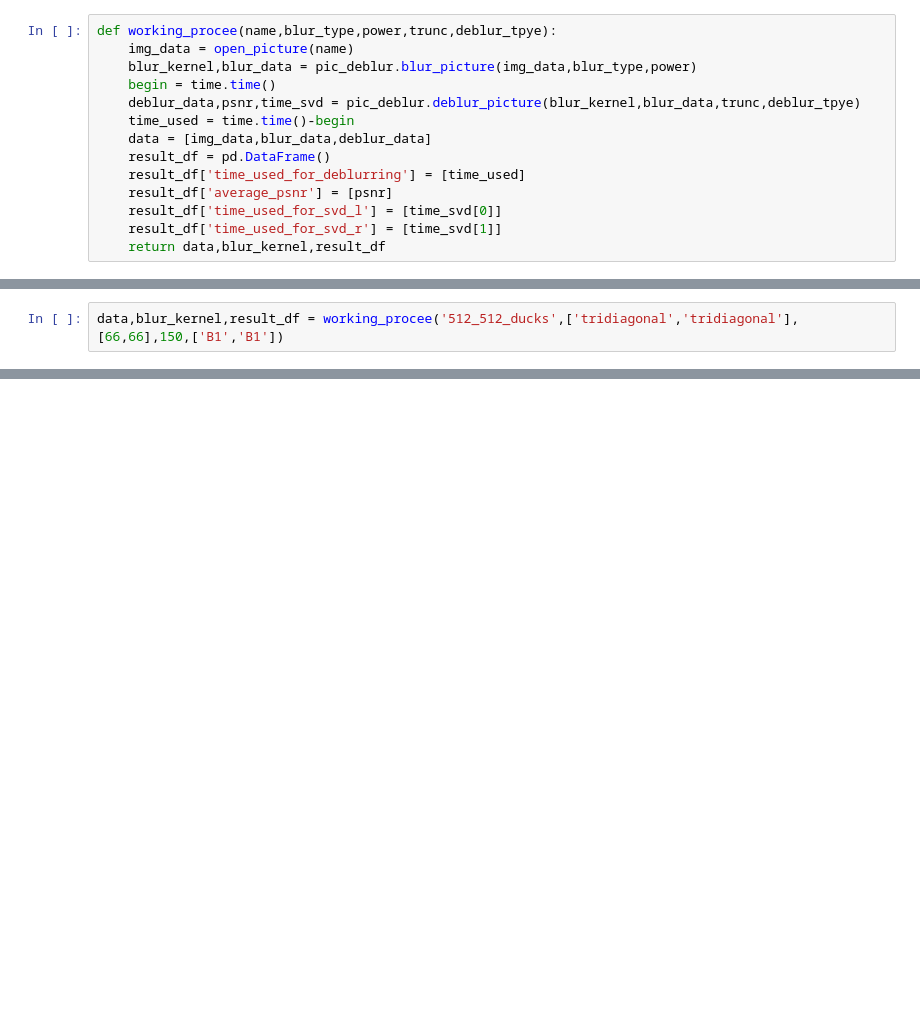
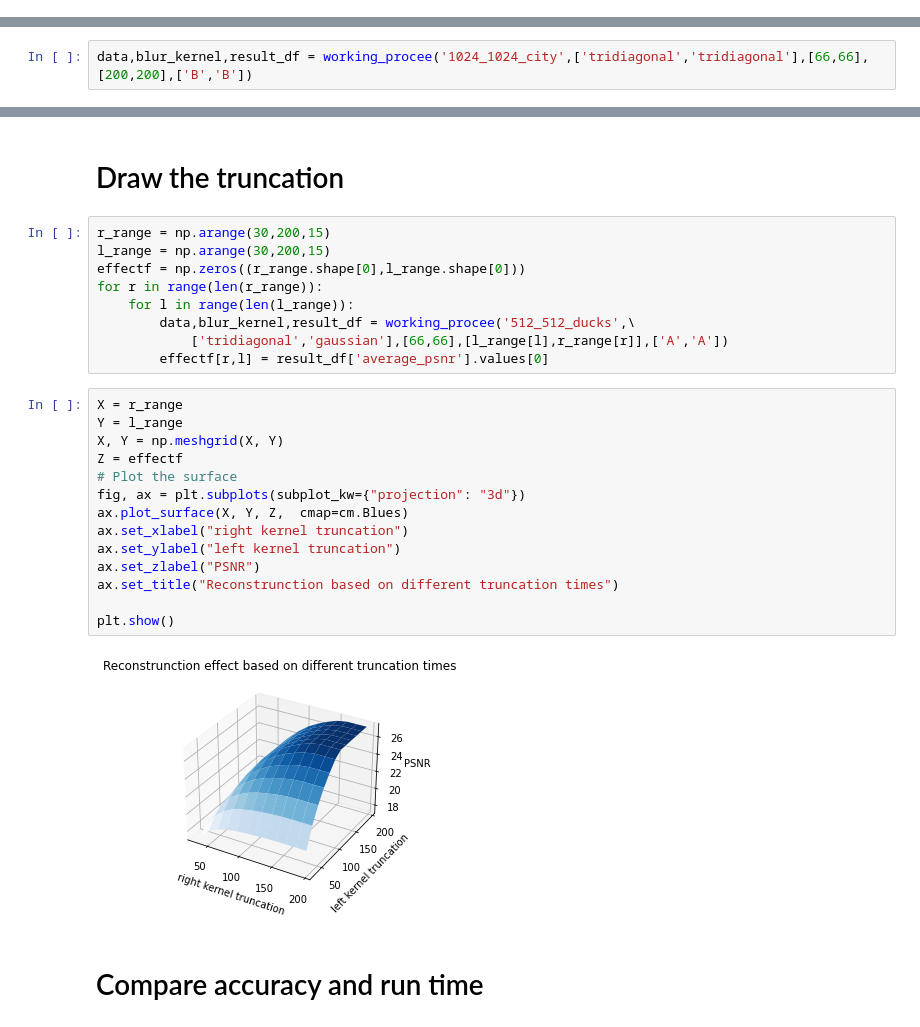
Before and after one commit to Linnore/DDA3005_114514, a Jupyter notebook: problem2.ipynb, the cells around one changed output, grey strips where cells are left out. Cells and saved outputs as stored; diff of their text form; blank space fills up the shorter version.

```diff
--- a/problem2.ipynb
+++ b/problem2.ipynb
@@ -30,15 +32 @@ def open_picture(name:str):
     return img
-# %%
-def working_procee(name,blur_type,power,trunc,deblur_tpye):
-    img_data = open_picture(name)
-    blur_kernel,blur_data = pic_deblur.blur_picture(img_data,blur_type,power)
-    begin = time.time()
-    deblur_data,psnr,time_svd = pic_deblur.deblur_picture(blur_kernel,blur_data,trunc,deblur_tpye)
-    time_used = time.time()-begin
-    data = [img_data,blur_data,deblur_data]
-    result_df = pd.DataFrame()
-    result_df['time_used_for_deblurring'] = [time_used]
-    result_df['average_psnr'] = [psnr]
-    result_df['time_used_for_svd_l'] = [time_svd[0]]
-    result_df['time_used_for_svd_r'] = [time_svd[1]]
-    return data,blur_kernel,result_df
@@ -45,3 +68,3 @@ def working_procee(name,blur_type,power,trunc,deblur_tpye):
 # %%
-data,blur_kernel,result_df = working_procee('512_512_ducks',['tridiagonal','tridiagonal'],[66,66],150,['B1','B1'])
+data,blur_kernel,result_df = working_procee('1024_1024_city',['tridiagonal','tridiagonal'],[66,66],[200,200],['B','B'])
 # %% [output]
@@ -76,0 +96,29 @@ phaseII: 0.8619s
+# %% [markdown]
+# Draw the truncation
+# %%
+r_range = np.arange(30,200,15)
+l_range = np.arange(30,200,15)
+effectf = np.zeros((r_range.shape[0],l_range.shape[0]))
+for r in range(len(r_range)):
+    for l in range(len(l_range)):
+        data,blur_kernel,result_df = working_procee('512_512_ducks',\
+            ['tridiagonal','gaussian'],[66,66],[l_range[l],r_range[r]],['A','A'])
+        effectf[r,l] = result_df['average_psnr'].values[0]
+# %%
+X = r_range
+Y = l_range
+X, Y = np.meshgrid(X, Y)
+Z = effectf
+# Plot the surface
+fig, ax = plt.subplots(subplot_kw={"projection": "3d"})
+ax.plot_surface(X, Y, Z,  cmap=cm.Blues)
+ax.set_xlabel("right kernel truncation")
+ax.set_ylabel("left kernel truncation")
+ax.set_zlabel("PSNR")
+ax.set_title("Reconstrunction based on different truncation times")
+
+plt.show()
+# %% [output]
+[figure, added]
+# %% [markdown]
+# Compare accuracy and run time
```
Also changed, not shown: parts of 14 cells of this notebook, 1 other file.
